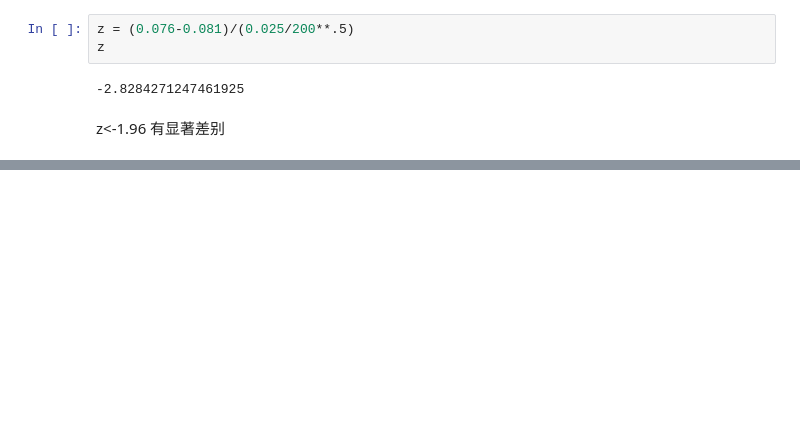
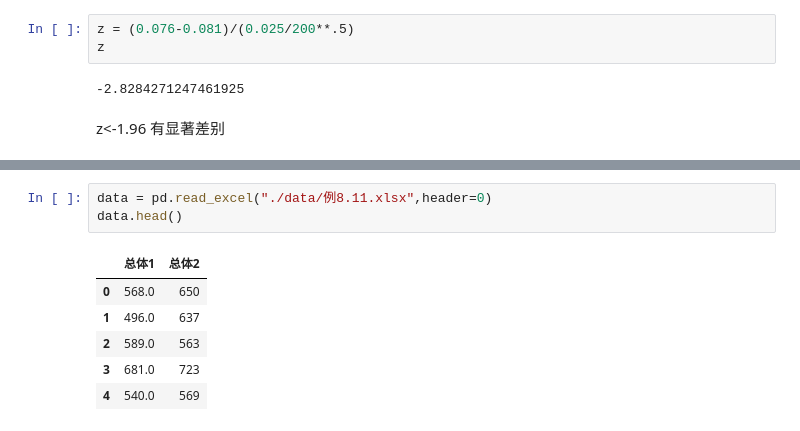
Before and after one commit to xiasummer1019/statis_learning, a Jupyter notebook: hypothesis_testing/hypothesis_testing.ipynb, the cells around one changed output, grey strips where cells are left out. Saved outputs shown, nothing was run; the diff lists cells and outputs as text; blank space fills up the shorter version.

```diff
--- a/hypothesis_testing/hypothesis_testing.ipynb
+++ b/hypothesis_testing/hypothesis_testing.ipynb
@@ -53,0 +192,10 @@ z<-1.96 有显著差别
+# %%
+data = pd.read_excel("./data/例8.11.xlsx",header=0)
+data.head()
+# %% [output]
+|  | 总体1 | 总体2 |
+| 0 | 568.0 | 650 |
+| 1 | 496.0 | 637 |
+| 2 | 589.0 | 563 |
+| 3 | 681.0 | 723 |
+| 4 | 540.0 | 569 |
```
Also changed, not shown: parts of 65 cells of this notebook, 2 other files.
